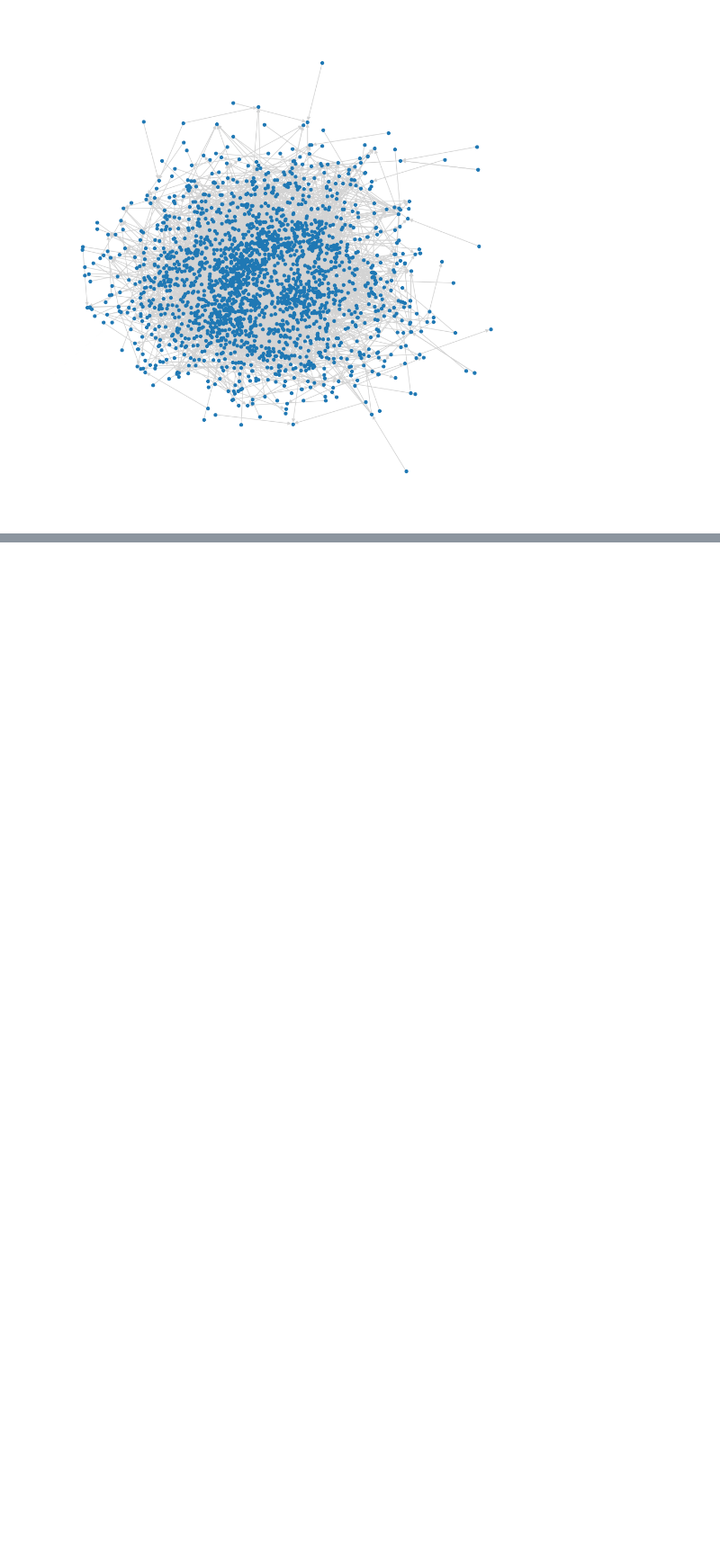
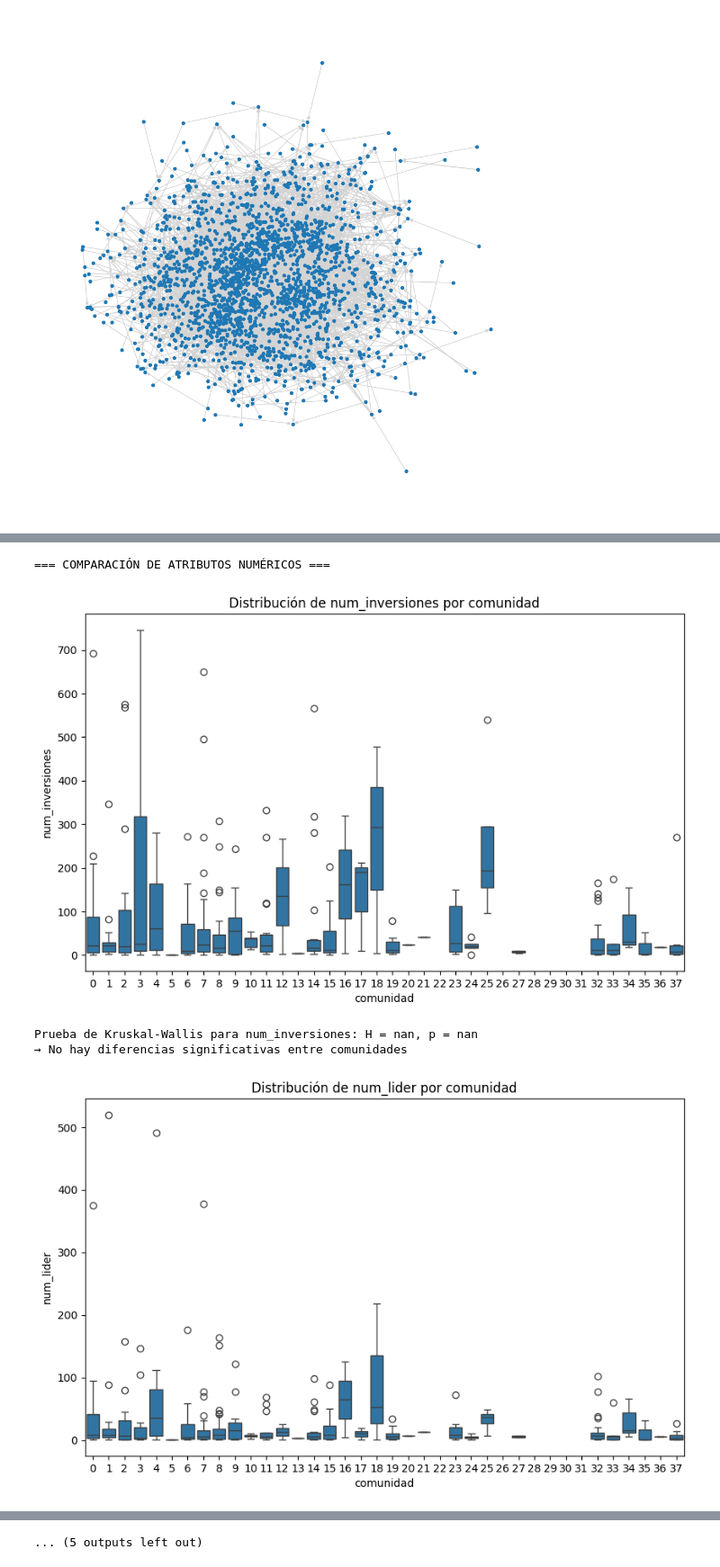
Before and after one commit to felipelobatodasilva/MIAD_ANALYTICS_EN_REDES_SOCIALES, a Jupyter notebook: etapa1y2/Fase1.ipynb, the cells around one changed output, grey strips where cells are left out. Shown at 90% size. Saved outputs shown, nothing was run; the diff lists cells and outputs as text; code cells hidden in the pictures; blank space fills up the shorter version.

```diff
--- a/etapa1y2/Fase1.ipynb
+++ b/etapa1y2/Fase1.ipynb
@@ -443,0 +540,79 @@ Aristas: [('TENCENT', 'UBISOFT'), ('TENCENT', 'PHONEPE'), ('TENCENT', 'LYFT'), (
+# %%
+# ¿Que puedo decir de mis comunidades dectectadas?
+# --------------------
+# Análisis descriptivo
+# --------------------
+# Datos de análisis
+atributos_numericos = ['num_inversiones', 'num_lider', 'num_salida_bolsa', 'num_inversionistas', 'num_rondas', 'monto_financiacion']
+atributos_categoricos = ['industria', 'estado']
+
+data_analisis = pd.DataFrame([{**G.nodes[n], 'comunidad': louvain_communities[n]} for n in G.nodes])
+
+# ---------------------------------------
+# Comparación de atributos dentro y entre comunidades
+# ---------------------------------------
+
+## Atributos numéricos
+print("\n=== COMPARACIÓN DE ATRIBUTOS NUMÉRICOS ===")
+for atributo in atributos_numericos:
+    plt.figure(figsize=(10, 6))
+    sns.boxplot(x='comunidad', y=atributo, data=data_analisis)
+    plt.title(f'Distribución de {atributo} por comunidad')
+    plt.show()
+
+    # Prueba estadística de Kruskal-Wallis para comparar entre comunidades
+    grupos = [grupo[atributo].dropna().values for nombre, grupo in data_analisis.groupby('comunidad')]
+    stat, p = kruskal(*grupos)
+    print(f"Prueba de Kruskal-Wallis para {atributo}: H = {stat:.4f}, p = {p:.4f}")
+    if p < 0.05:
+        print("→ Diferencias significativas entre comunidades\n")
+    else:
+        print("→ No hay diferencias significativas entre comunidades\n")
+
+## Atributos categóricos (agrupados por frecuencia)
+print("\n=== COMPARACIÓN DE ATRIBUTOS CATEGÓRICOS ===")
+for atributo in atributos_categoricos:
+    top_categorias = data_analisis[atributo].value_counts().head(10).index  # Top 10 categorías más frecuentes
+    data_filtrada = data_analisis[data_analisis[atributo].isin(top_categorias)]
+
+    plt.figure(figsize=(15, 8))
+    sns.countplot(x='comunidad', hue=atributo, data=data_filtrada)
+    plt.title(f'Distribución de {atributo} por comunidad (Top 10 categorías)')
+    plt.legend(title=atributo, bbox_to_anchor=(1.05, 1), loc='upper left')
+    plt.show()
+
+# ---------------------------------------
+# Análisis de Homofilia
+# ---------------------------------------
+
+print("\n=== ANÁLISIS DE HOMOFILIA ===")
+
+# Función para calcular índice de homofilia
+def indice_homofilia(G, atributo):
+    sim = 0
+    total = 0
+    for u, v in G.edges():
+        if G.nodes[u].get(atributo) == G.nodes[v].get(atributo):
+            sim += 1
+        total += 1
+    return sim / total if total > 0 else 0
+
+# Calcular y mostrar homofilia para cada atributo categórico
+homofilia_resultados = {}
+for atributo in atributos_categoricos:
+    homofilia = indice_homofilia(G, atributo)
+    homofilia_resultados[atributo] = homofilia
+    print(f"Homofilia para {atributo}: {homofilia:.4f}")
+
+# Visualización de Homofilia
+plt.figure(figsize=(10, 6))
+plt.bar(homofilia_resultados.keys(), homofilia_resultados.values(), color='skyblue')
+plt.ylabel('Índice de Homofilia')
+plt.title('Homofilia por Atributo Categórico')
+plt.show()
+# %% [output]
+=== COMPARACIÓN DE ATRIBUTOS NUMÉRICOS ===
+[figure, added]
+Prueba de Kruskal-Wallis para num_inversiones: H = nan, p = nan
+→ No hay diferencias significativas entre comunidades
+[figure, added]
@@ -443,0 +631 @@ Aristas: [('TENCENT', 'UBISOFT'), ('TENCENT', 'PHONEPE'), ('TENCENT', 'LYFT'), (
+... (5 outputs left out)
```
Also changed, not shown: parts of 15 cells of this notebook.
